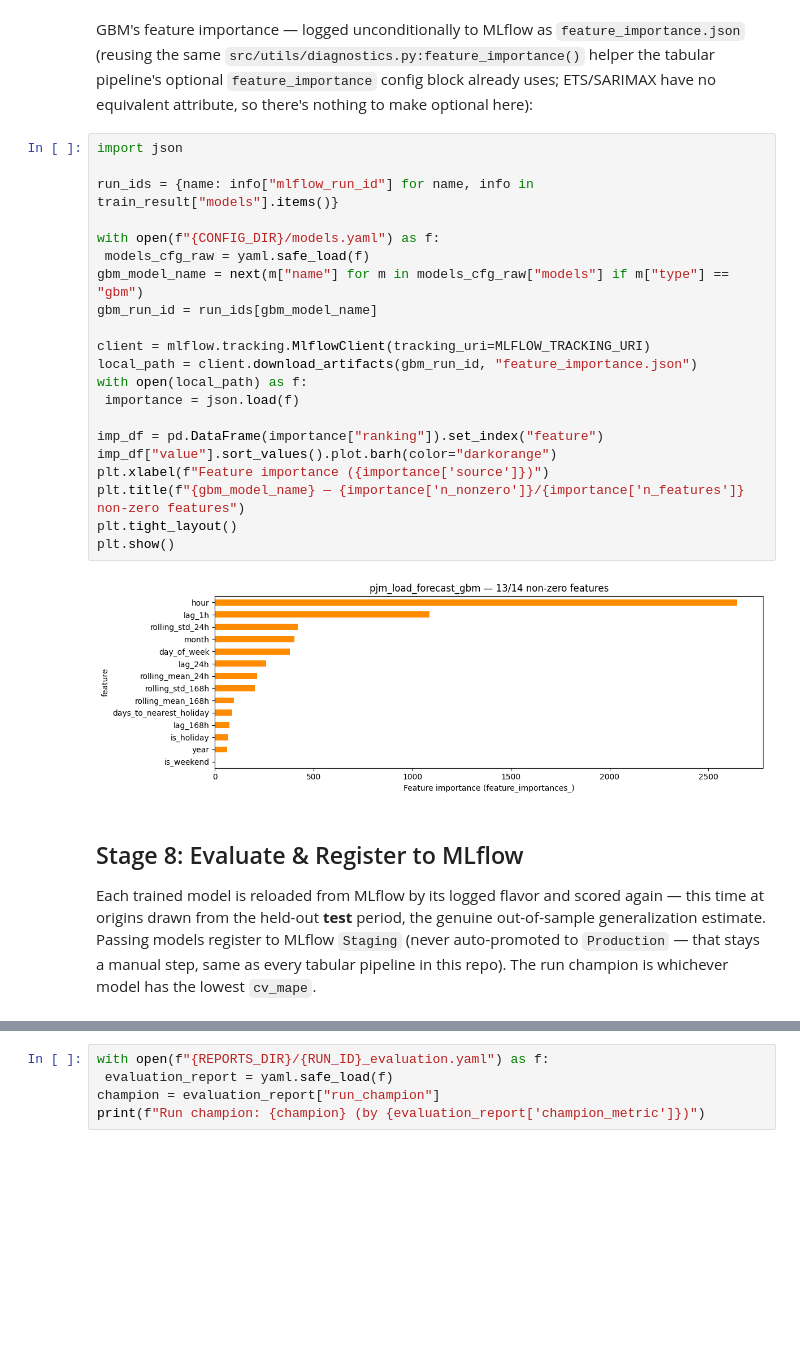
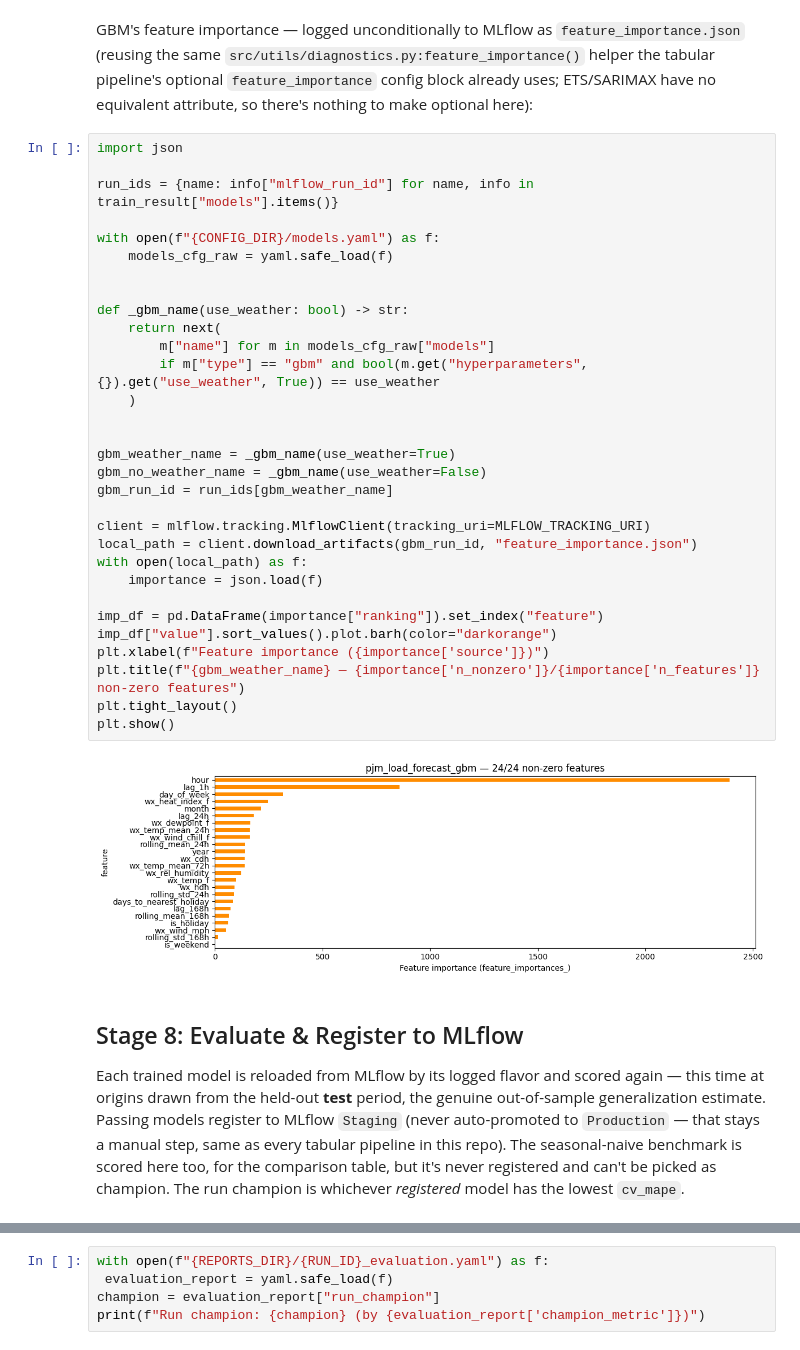
Before and after one commit to VickyGuo0907/ml_pipeline, a Jupyter notebook: notebooks/pjm_load_forecast_pipeline.ipynb, the cells around one changed output, grey strips where cells are left out. Cells and saved outputs as stored; diff of their text form; blank space fills up the shorter version.

```diff
--- a/notebooks/pjm_load_forecast_pipeline.ipynb
+++ b/notebooks/pjm_load_forecast_pipeline.ipynb
@@ -260,34 +273,45 @@ attribute, so there's nothing to make optional here):
 # %%
 import json
 
 run_ids = {name: info["mlflow_run_id"] for name, info in train_result["models"].items()}
 
 with open(f"{CONFIG_DIR}/models.yaml") as f:
- models_cfg_raw = yaml.safe_load(f)
-gbm_model_name = next(m["name"] for m in models_cfg_raw["models"] if m["type"] == "gbm")
-gbm_run_id = run_ids[gbm_model_name]
+    models_cfg_raw = yaml.safe_load(f)
+
+
+def _gbm_name(use_weather: bool) -> str:
+    return next(
+        m["name"] for m in models_cfg_raw["models"]
+        if m["type"] == "gbm" and bool(m.get("hyperparameters", {}).get("use_weather", True)) == use_weather
+    )
+
+
+gbm_weather_name = _gbm_name(use_weather=True)
+gbm_no_weather_name = _gbm_name(use_weather=False)
+gbm_run_id = run_ids[gbm_weather_name]
 
 client = mlflow.tracking.MlflowClient(tracking_uri=MLFLOW_TRACKING_URI)
 local_path = client.download_artifacts(gbm_run_id, "feature_importance.json")
 with open(local_path) as f:
- importance = json.load(f)
+    importance = json.load(f)
 
 imp_df = pd.DataFrame(importance["ranking"]).set_index("feature")
 imp_df["value"].sort_values().plot.barh(color="darkorange")
 plt.xlabel(f"Feature importance ({importance['source']})")
-plt.title(f"{gbm_model_name} — {importance['n_nonzero']}/{importance['n_features']} non-zero features")
+plt.title(f"{gbm_weather_name} — {importance['n_nonzero']}/{importance['n_features']} non-zero features")
 plt.tight_layout()
 plt.show()
 # %% [output]
-[figure, old version]
+[figure, new version]
 # %% [markdown]
 ## Stage 8: Evaluate & Register to MLflow
 
 Each trained model is reloaded from MLflow by its logged flavor and scored again — this time at
 origins drawn from the held-out **test** period, the genuine out-of-sample generalization
 estimate. Passing models register to MLflow `Staging` (never auto-promoted to `Production` — that
-stays a manual step, same as every tabular pipeline in this repo). The run champion is whichever
-model has the lowest `cv_mape`.
+stays a manual step, same as every tabular pipeline in this repo). The seasonal-naive benchmark
+is scored here too, for the comparison table, but it's never registered and can't be picked as
+champion. The run champion is whichever *registered* model has the lowest `cv_mape`.
 # %%
 # run_ids was already built two cells up, for the feature-importance lookup
 register_result = register_forecast_models_to_mlflow(
```
Also changed, not shown: parts of 17 cells of this notebook.
